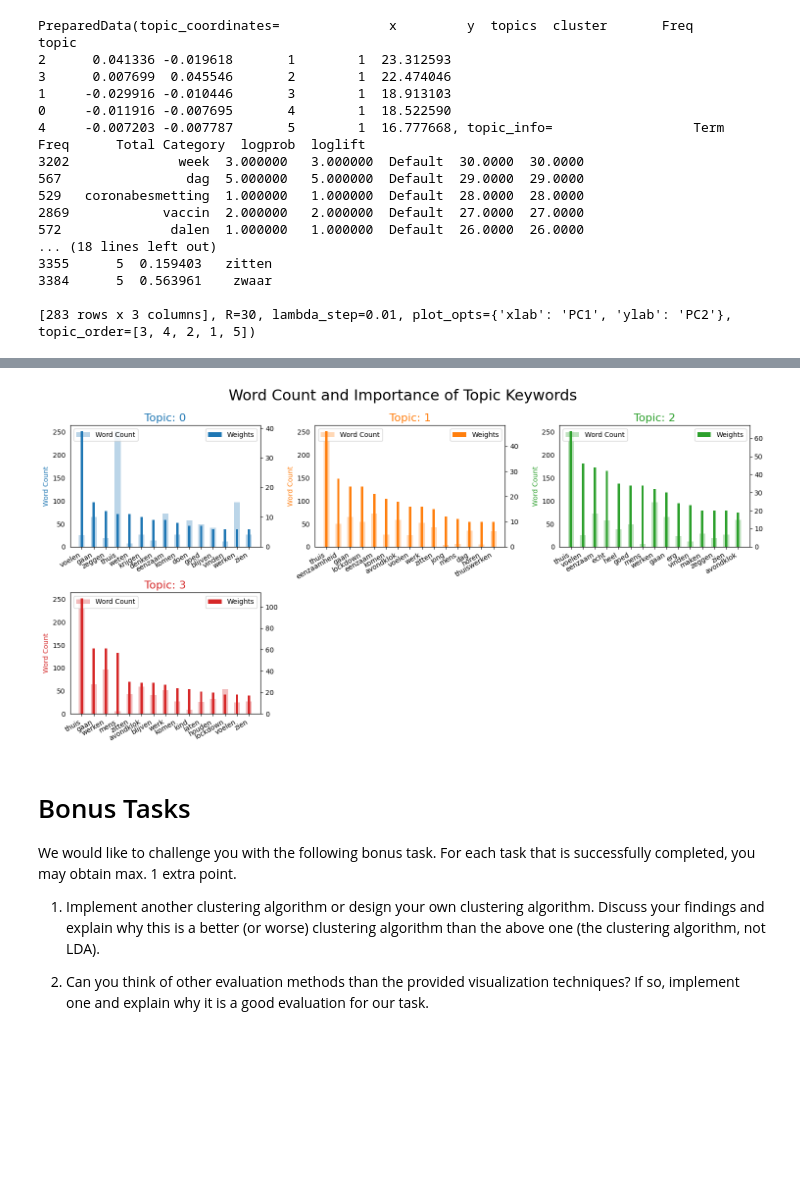
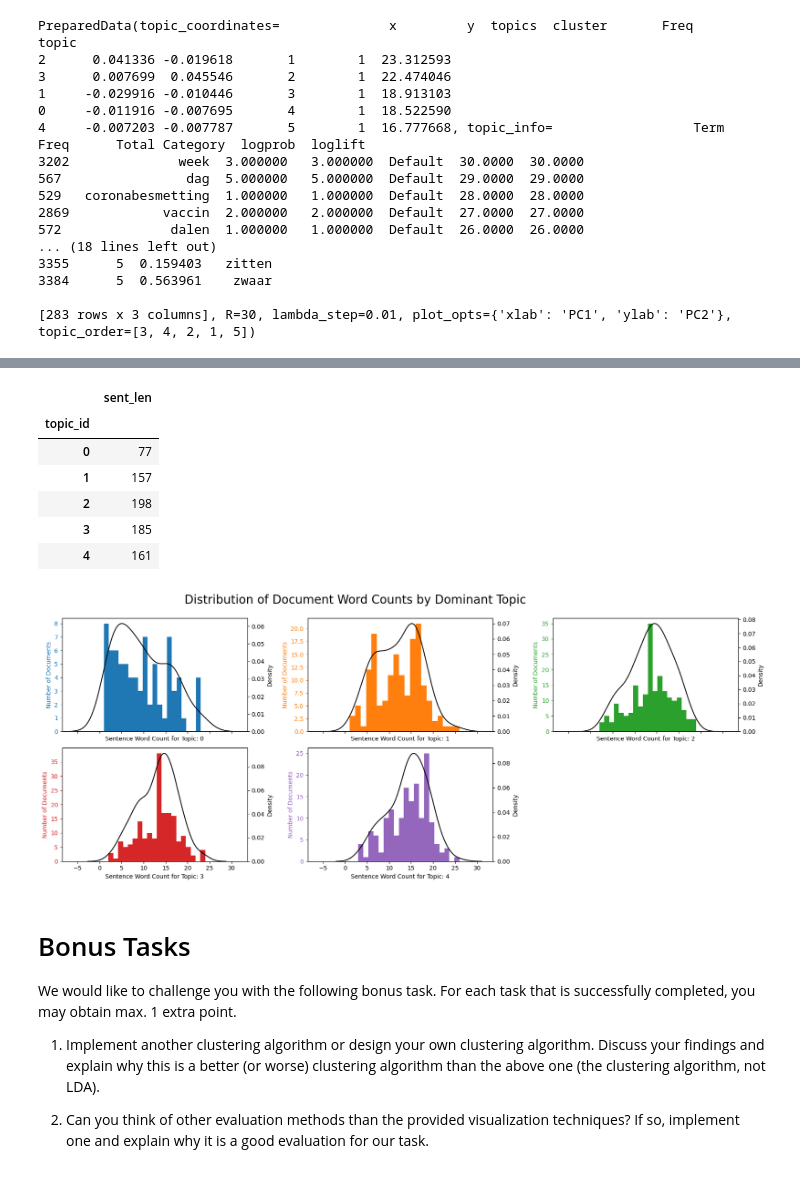
Before and after one commit to MarognaLorenzo/ApplicationOfMachineLearning, a Jupyter notebook: Assignment3/notebooks/Lorenzo.ipynb, the cells around one changed output, grey strips where cells are left out. Cells and saved outputs as stored; diff of their text form; code cells hidden in the pictures; blank space fills up the shorter version.

```diff
--- a/Assignment3/notebooks/Lorenzo.ipynb
+++ b/Assignment3/notebooks/Lorenzo.ipynb
@@ -539,8 +489,21 @@ for sentence in sentences:
-# %%
-from viz import show_wordcounts_and_topics
-show_wordcounts_and_topics(nested_dictionary, words_in_flat_list=word_in_sentences_list)
-# %% [output]
-[figure, removed]
+# %%
+# SHow topic distribution
+def set_show_topic_distribution(df, cluster_label):
+    length_sentence = pd.DataFrame({'sent_len': df.drop(columns='cluster').sum(axis = 1), 'topic_id': cluster_label})
+    display(length_sentence.groupby('topic_id').count())
+
+    with warnings.catch_warnings(action="ignore"):
+        show_topic_distributions(length_sentence)
+set_show_topic_distribution(df_kmeans, clustrer_labels_kmeans)
+# %% [output]
+|  | sent_len |
+| topic_id |  |
+| 0 | 77 |
+| 1 | 157 |
+| 2 | 198 |
+| 3 | 185 |
+| 4 | 161 |
+[figure, added]
 # %% [markdown]
 # Bonus Tasks
 
```
Also changed, not shown: parts of 30 cells of this notebook.
